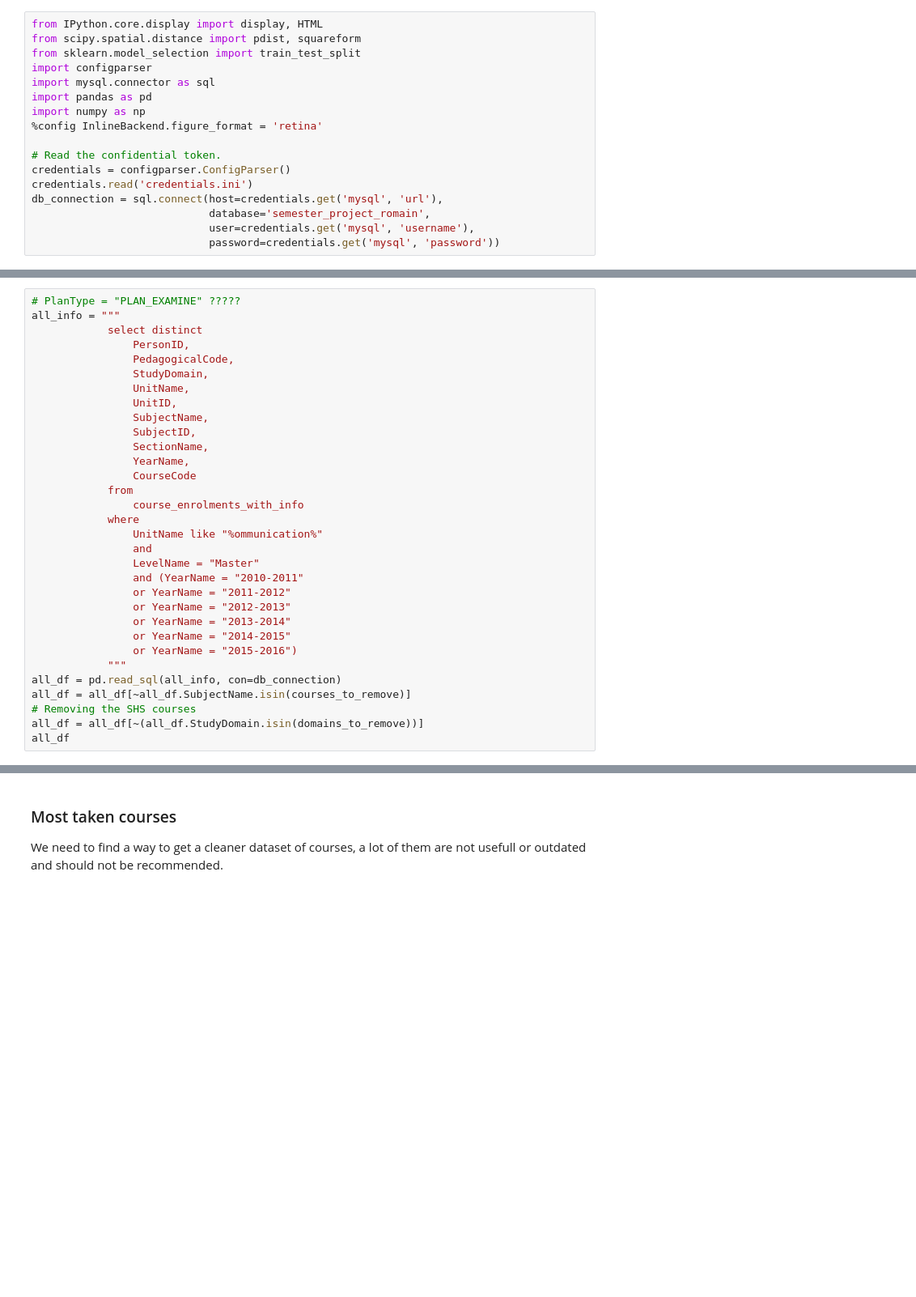
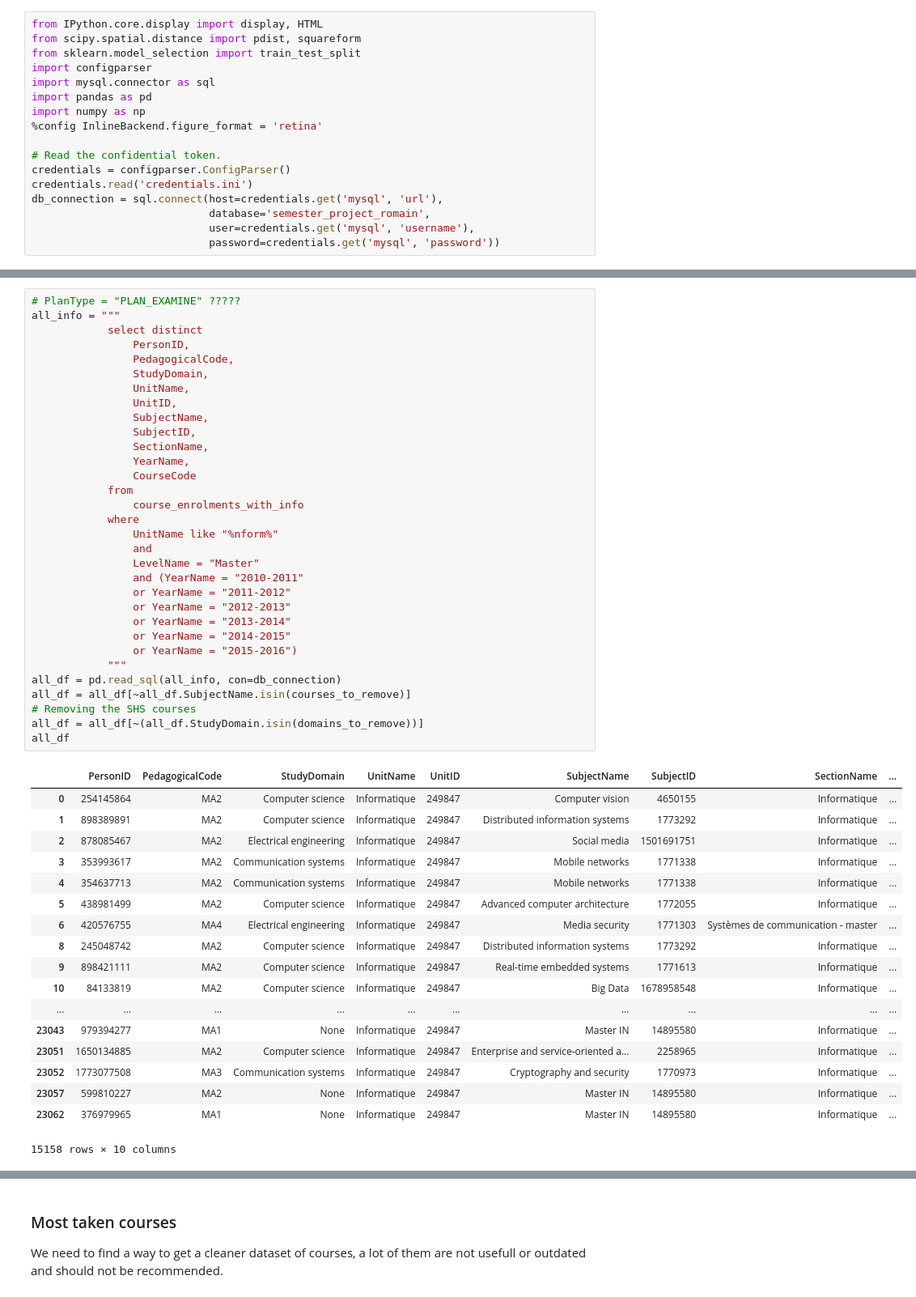
Before and after one commit to LoomisLoud/epfl-course-recommendation, a Jupyter notebook: Exploration.ipynb, the cells around one changed output, grey strips where cells are left out. Shown: that part at 81% size. Saved outputs shown, nothing was run; the diff lists cells and outputs as text; blank space fills up the shorter version.

```diff
--- a/Exploration.ipynb
+++ b/Exploration.ipynb
@@ -47,34 +79,53 @@ domains_to_remove = [
 # PlanType = "PLAN_EXAMINE" ?????
 all_info = """
             select distinct
                 PersonID,
                 PedagogicalCode,
                 StudyDomain,
                 UnitName,
                 UnitID,
                 SubjectName,
                 SubjectID,
                 SectionName,
                 YearName,
                 CourseCode
             from
                 course_enrolments_with_info
             where
-                UnitName like "%ommunication%"
+                UnitName like "%nform%"
                 and
                 LevelName = "Master"
                 and (YearName = "2010-2011"
                 or YearName = "2011-2012"
                 or YearName = "2012-2013"
                 or YearName = "2013-2014"
                 or YearName = "2014-2015"
                 or YearName = "2015-2016")
             """
 all_df = pd.read_sql(all_info, con=db_connection)
 all_df = all_df[~all_df.SubjectName.isin(courses_to_remove)]
 # Removing the SHS courses
 all_df = all_df[~(all_df.StudyDomain.isin(domains_to_remove))]
 all_df
+# %% [output]
+|  | PersonID | PedagogicalCode | StudyDomain | UnitName | UnitID | SubjectName | SubjectID | SectionName | ... |
+| 0 | 254145864 | MA2 | Computer science | Informatique | 249847 | Computer vision | 4650155 | Informatique | ... |
+| 1 | 898389891 | MA2 | Computer science | Informatique | 249847 | Distributed information systems | 1773292 | Informatique | ... |
+| 2 | 878085467 | MA2 | Electrical engineering | Informatique | 249847 | Social media | 1501691751 | Informatique | ... |
+| 3 | 353993617 | MA2 | Communication systems | Informatique | 249847 | Mobile networks | 1771338 | Informatique | ... |
+| 4 | 354637713 | MA2 | Communication systems | Informatique | 249847 | Mobile networks | 1771338 | Informatique | ... |
+| 5 | 438981499 | MA2 | Computer science | Informatique | 249847 | Advanced computer architecture | 1772055 | Informatique | ... |
+| 6 | 420576755 | MA4 | Electrical engineering | Informatique | 249847 | Media security | 1771303 | Systèmes de communication - master | ... |
+| 8 | 245048742 | MA2 | Computer science | Informatique | 249847 | Distributed information systems | 1773292 | Informatique | ... |
+| 9 | 898421111 | MA2 | Computer science | Informatique | 249847 | Real-time embedded systems | 1771613 | Informatique | ... |
+| 10 | 84133819 | MA2 | Computer science | Informatique | 249847 | Big Data | 1678958548 | Informatique | ... |
+| ... | ... | ... | ... | ... | ... | ... | ... | ... | ... |
+| 23043 | 979394277 | MA1 | None | Informatique | 249847 | Master IN | 14895580 | Informatique | ... |
+| 23051 | 1650134885 | MA2 | Computer science | Informatique | 249847 | Enterprise and service-oriented a... | 2258965 | Informatique | ... |
+| 23052 | 1773077508 | MA3 | Communication systems | Informatique | 249847 | Cryptography and security | 1770973 | Informatique | ... |
+| 23057 | 599810227 | MA2 | None | Informatique | 249847 | Master IN | 14895580 | Informatique | ... |
+| 23062 | 376979965 | MA1 | None | Informatique | 249847 | Master IN | 14895580 | Informatique | ... |
+15158 rows × 10 columns
 # %%
 current_courses = """
             select distinct
```
Also changed, not shown: parts of 12 cells of this notebook, 2 other files.
